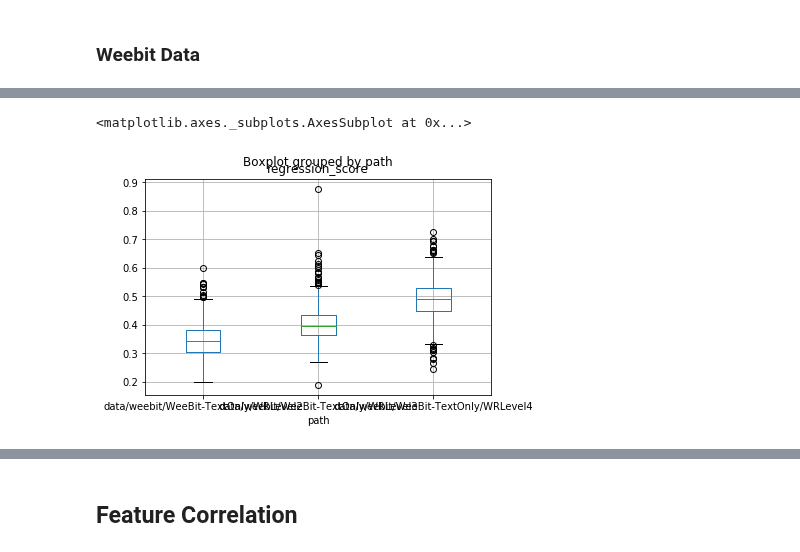
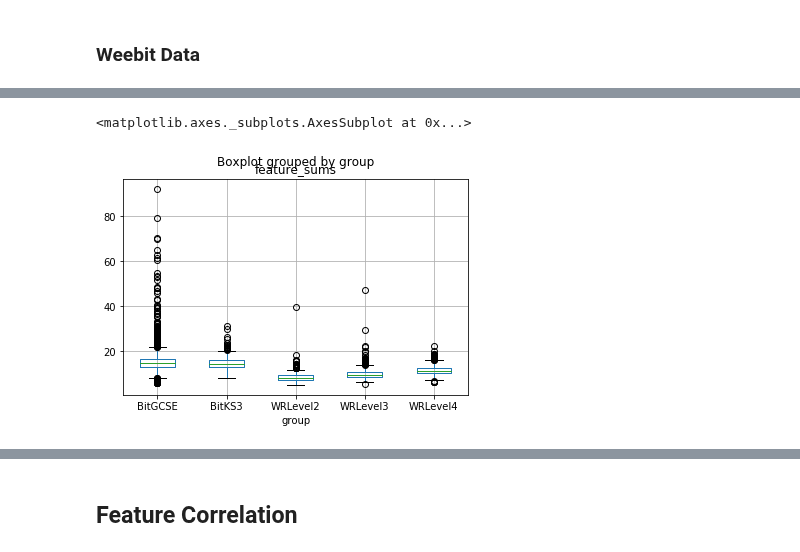
Before and after one commit to PaulOpu/TS_LossFunction, a Jupyter notebook: code/Opuchlich_FeatureRegression.ipynb, the cells around one changed output, grey strips where cells are left out. Saved outputs shown, nothing was run; the diff lists cells and outputs as text; code cells hidden in the pictures.

```diff
--- a/code/Opuchlich_FeatureRegression.ipynb
+++ b/code/Opuchlich_FeatureRegression.ipynb
@@ -268,9 +262,10 @@ y_bins[-1] = np.sort(y_bins)[-2]
 # %%
 #Test and Training Set
 train,test = train_test_split(
-    norm_df[["newsela_score"] + list(feature_cols)],
+    norm_df[["newsela_score"] + list(ts.feature_names)],
     stratify=y_bins,
-    test_size=0.2)
+    test_size=0.2,
+    random_state=0)
 # %%
 test_sorted = test.sort_values("newsela_score")
 model = linear_model.RidgeCV()
@@ -315,7 +310,7 @@ norm_df.head()
 #RidgeCV
 model = eval_exclude_cols(
     train,
-    feature_cols,
+    np.array(ts.feature_names),
     [],
     test,
     linear_model.RidgeCV
@@ -349,3 +342,4 @@ weebit_df = pd.read_csv("data/weebit_features.csv",sep=";")
 # %%
-weebit_df["regression_score"] = model.predict(weebit_df[feature_cols])
-weebit_df["feature_sums"] = weebit_df[feature_cols].sum(axis=1)
+weebit_df = pd.read_csv("data/weebit_articles_features.csv",sep=";")
+weebit_df["regression_score"] = model.predict(weebit_df[ts.feature_names])
+weebit_df["feature_sums"] = weebit_df[ts.feature_names].sum(axis=1)
@@ -372,0 +346,2 @@ weebit_df
+# %%
+weebit_df["group"] = [row[3] for row in weebit_df["path"].str.split("/")]
@@ -373,6 +355,7 @@ weebit_df
 # %%
-boxplot_data = zip(*[weebit_df["path"],weebit_df["regression_score"]])
-weebit_df.loc[weebit_df["path"].str.contains("WRL")].boxplot(column="regression_score",by="path")
+weebit_df.loc[
+    #weebit_df["path"].str.contains("WRL") &
+    (weebit_df["feature_sums"] < 100)].boxplot(column="feature_sums",by="group")
 # %% [output]
 <matplotlib.axes._subplots.AxesSubplot at 0x...>
-[figure, old version]
+[figure, new version]
```
Also changed, not shown: parts of 48 cells of this notebook, 9 other files.
